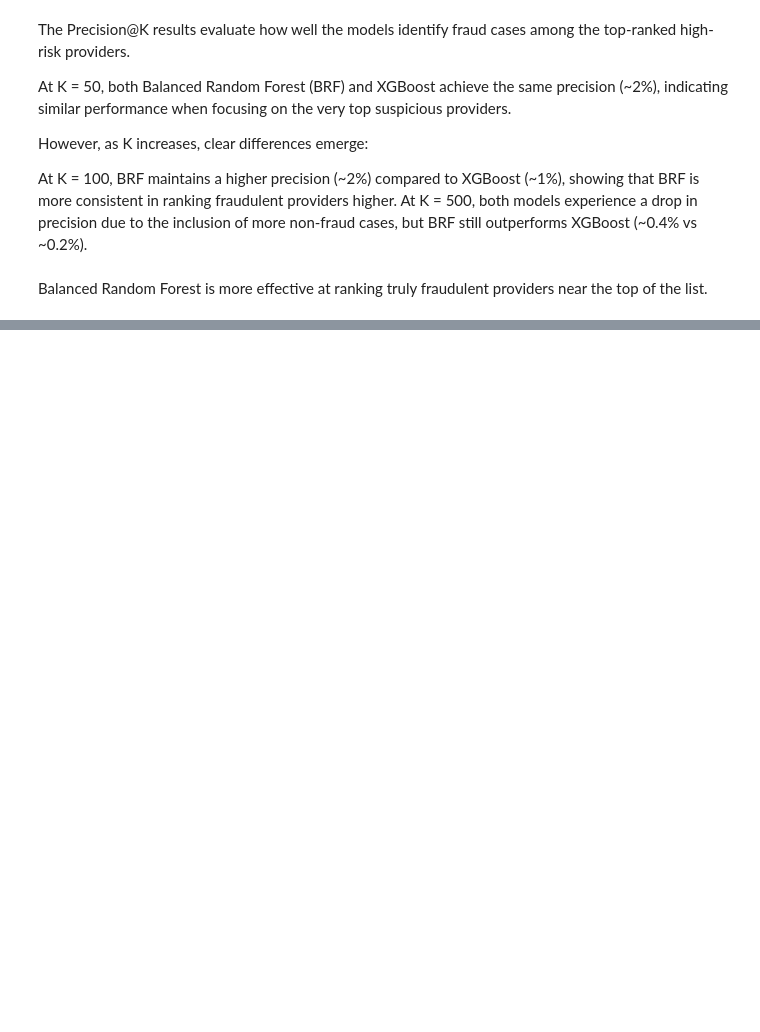
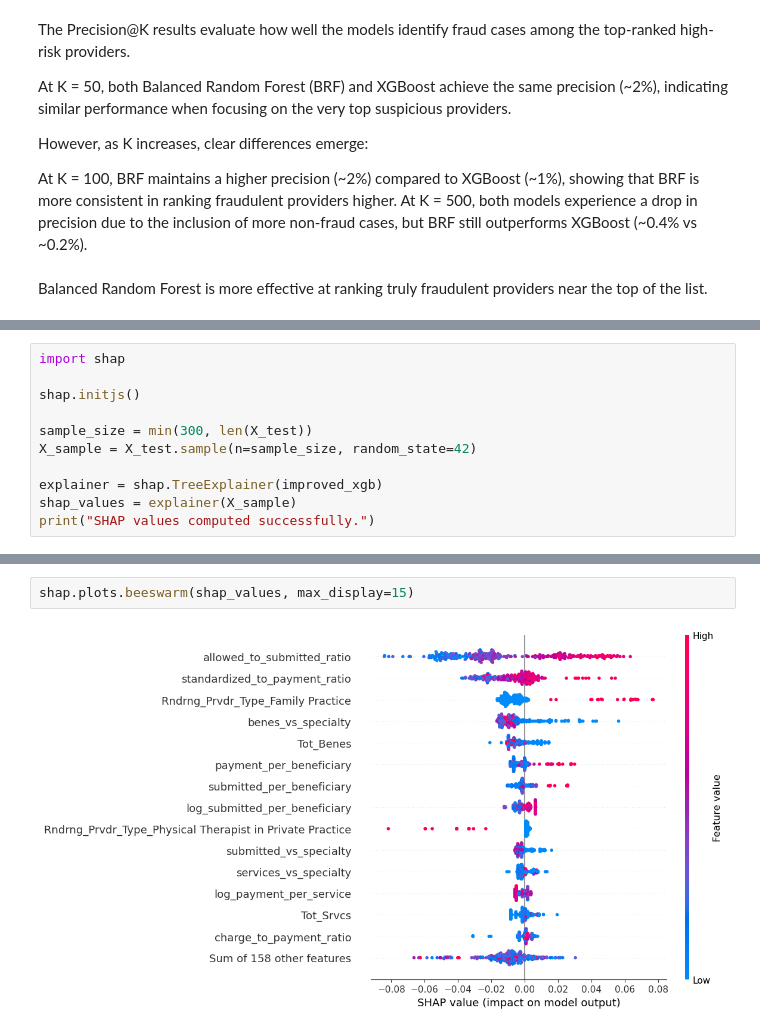
Before and after one commit to chaza4004/provider-fraud-risk-scoring, a Jupyter notebook: src/train_model.ipynb, the cells around one changed output, grey strips where cells are left out. Cells and saved outputs as stored; diff of their text form; blank space fills up the shorter version.

Commit message:
feat: implement SHAP explainability for improved XGBoost to analyze feature impact on fraud predictions

```diff
--- a/src/train_model.ipynb
+++ b/src/train_model.ipynb
@@ -1238,0 +1253,11 @@ Balanced Random Forest is more effective at ranking truly fraudulent providers n
+# %%
+import shap
+
+shap.initjs()
+
+sample_size = min(300, len(X_test))
+X_sample = X_test.sample(n=sample_size, random_state=42)
+
+explainer = shap.TreeExplainer(improved_xgb)
+shap_values = explainer(X_sample)
+print("SHAP values computed successfully.")
@@ -1238,0 +1267,4 @@ Balanced Random Forest is more effective at ranking truly fraudulent providers n
+# %%
+shap.plots.beeswarm(shap_values, max_display=15)
+# %% [output]
+[figure, added]
```
Also changed, not shown: parts of 35 cells of this notebook.
